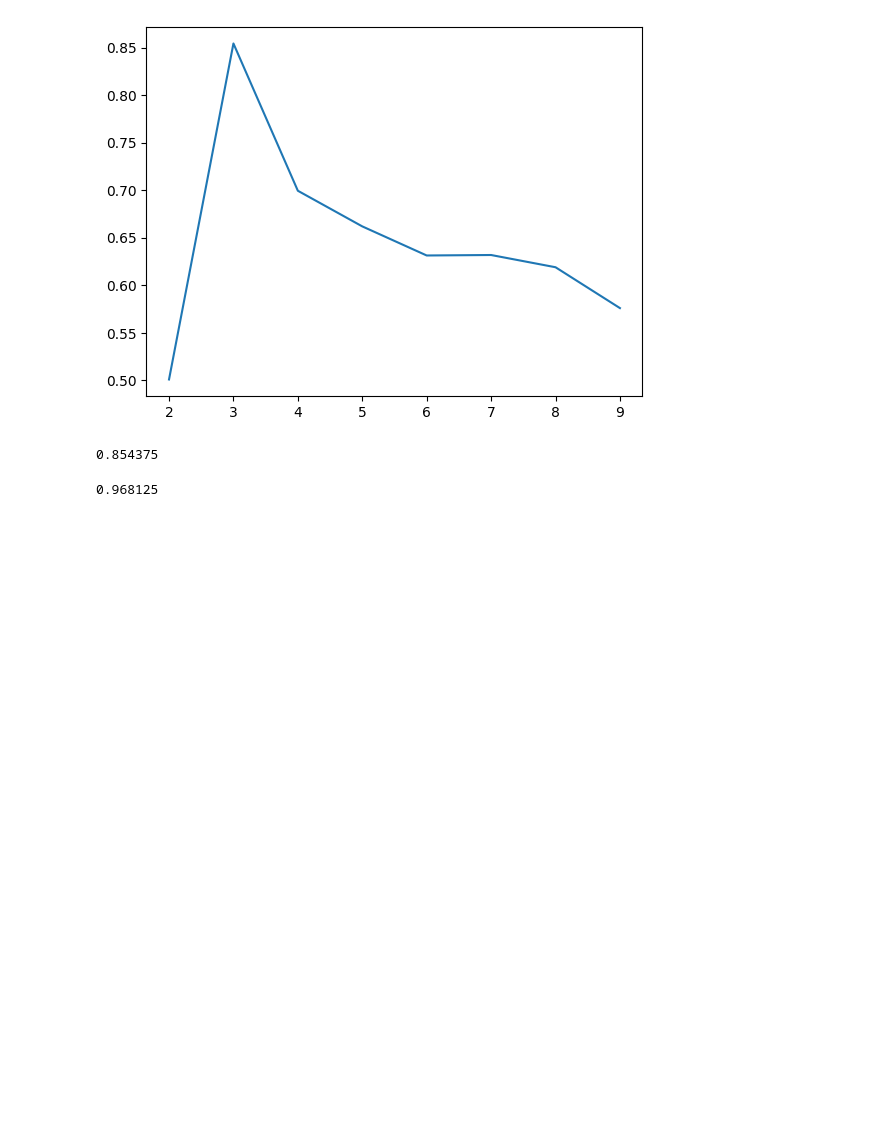
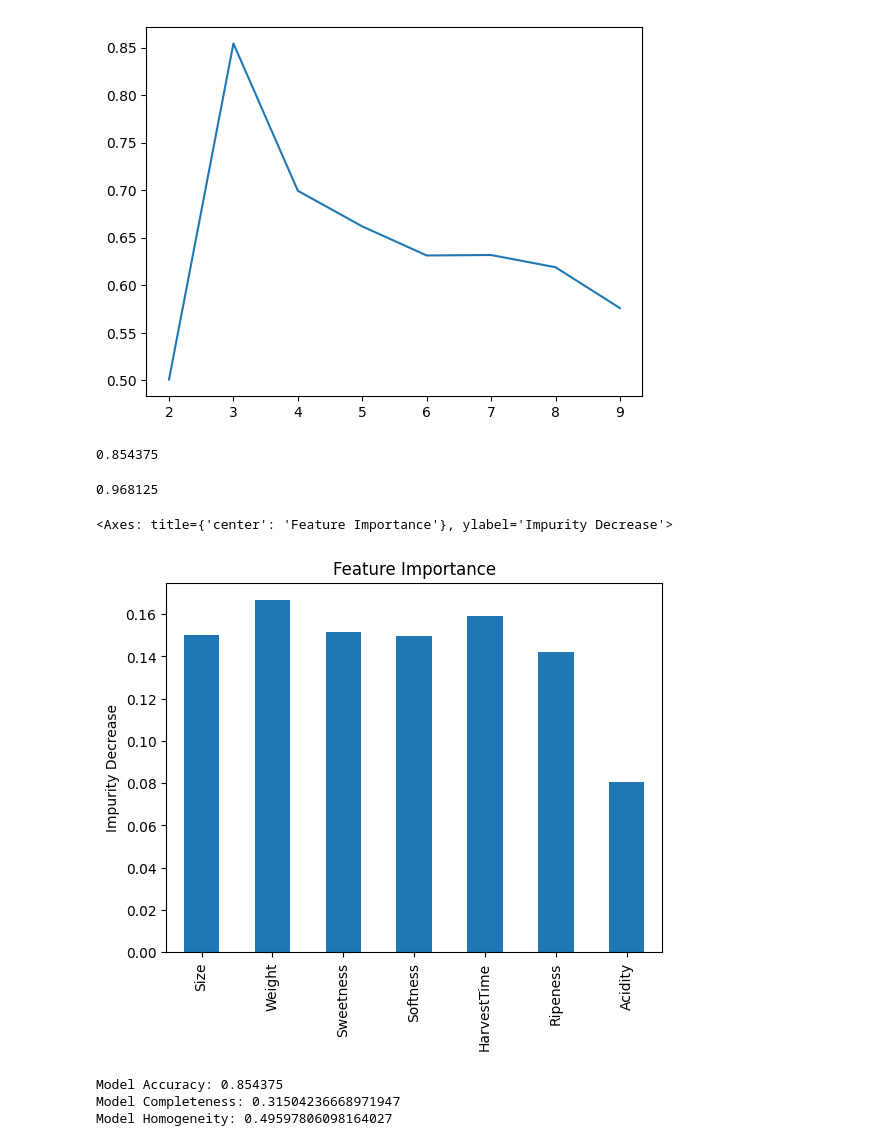
Before and after one commit to JSchlangen9/Banana-Quality, a Jupyter notebook: DTSA5510_Banana Quality.ipynb, the cells around one changed output. Drawn from its saved outputs; the diff is of its cells as text; code cells hidden in the pictures; blank space fills up the shorter version.

Commit message:
accuracy and other metrics

```diff
--- a/DTSA5510_Banana Quality.ipynb
+++ b/DTSA5510_Banana Quality.ipynb
@@ -87,3 +89,23 @@ predictions_s = model_s.predict(x_test)
 accuracy_score(predictions_s, y_test)
 # %% [output]
 0.968125
+# %%
+imp = model_s.feature_importances_
+feat = df.columns.unique().tolist()
+model_imp = pd.Series(imp, index=feat)
+
+model_imp.plot.bar(title='Feature Importance', ylabel='Impurity Decrease')
+# %% [output]
+<Axes: title={'center': 'Feature Importance'}, ylabel='Impurity Decrease'>
+[figure, added]
+# %%
+model_comp = completeness_score(y_true, model_u.predict(df))
+model_hom = homogeneity_score(y_true, model_u.predict(df))
+
+print('Model Accuracy:', accuracy_score(predictions_u, y_true))
+print('Model Completeness:', model_comp)
+print('Model Homogeneity:', model_hom)
+# %% [output]
+Model Accuracy: 0.854375
+Model Completeness: 0.31504236668971947
+Model Homogeneity: 0.49597806098164027
```
Also changed, not shown: parts of 1 cell of this notebook.
